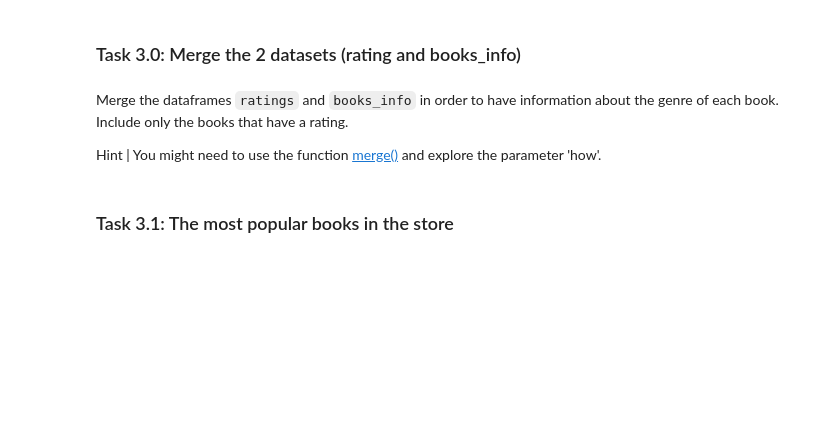
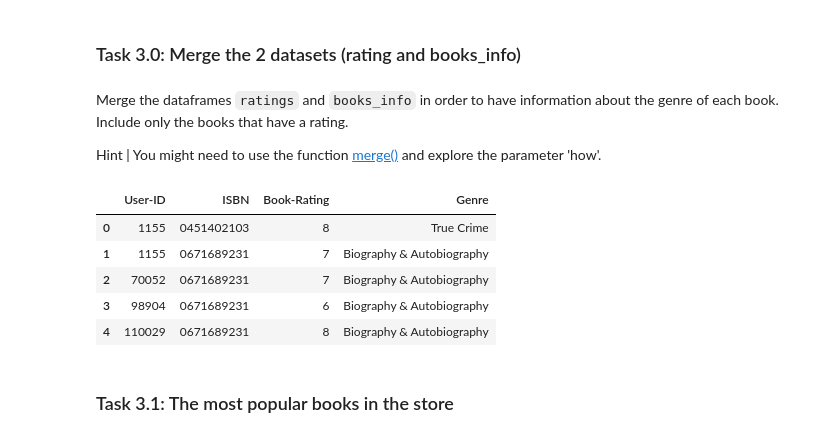
Before and after one commit to 0xjrr/batch6-workspace, a Jupyter notebook: S05 - Recommender Systems/BLU10 - Non-personalised recommender systems/Exercise notebook.ipynb, the cells around one changed output. Cells and saved outputs as stored; diff of their text form; code cells hidden in the pictures; blank space fills up the shorter version.

```diff
--- a/S05 - Recommender Systems/BLU10 - Non-personalised recommender systems/Exercise notebook.ipynb
+++ b/S05 - Recommender Systems/BLU10 - Non-personalised recommender systems/Exercise notebook.ipynb
@@ -170,21 +170,29 @@ Merge the dataframes `ratings` and `books_info` in order to have information abo
 
 Hint | You might need to use the function <a href="https://pandas.pydata.org/docs/reference/api/pandas.DataFrame.merge.html">merge()</a>  and explore the parameter 'how'.
 # %%
-def get_book_ratings_df(ratings_, books_info_):
+def get_book_ratings_df(ratings_: pd.DataFrame, books_info_: pd.DataFrame) -> pd.DataFrame:
     """
     Parameters
         ratings_ - DataFrame
         books_info_ - DataFrame
 
     Returns:
         book_ratings - DataFrame
     """
 
     # YOUR CODE HERE
-    raise NotImplementedError()
+    # raise NotImplementedError()
+    return pd.merge(ratings, books_info, how='inner')
 
 book_ratings = get_book_ratings_df(ratings, books_info)
 book_ratings.head()
+# %% [output]
+|  | User-ID | ISBN | Book-Rating | Genre |
+| 0 | 1155 | 0451402103 | 8 | True Crime |
+| 1 | 1155 | 0671689231 | 7 | Biography & Autobiography |
+| 2 | 70052 | 0671689231 | 7 | Biography & Autobiography |
+| 3 | 98904 | 0671689231 | 6 | Biography & Autobiography |
+| 4 | 110029 | 0671689231 | 8 | Biography & Autobiography |
 # %%
 expected_hash = 'c1d3dbf9ef7fb86036e5c933ff8de7a66d67b7dd25508764451e3ac8c300f110'
 assert hashlib.sha256(str(book_ratings.shape).encode()).hexdigest() == expected_hash
```
Also changed, not shown: parts of 5 cells of this notebook.
